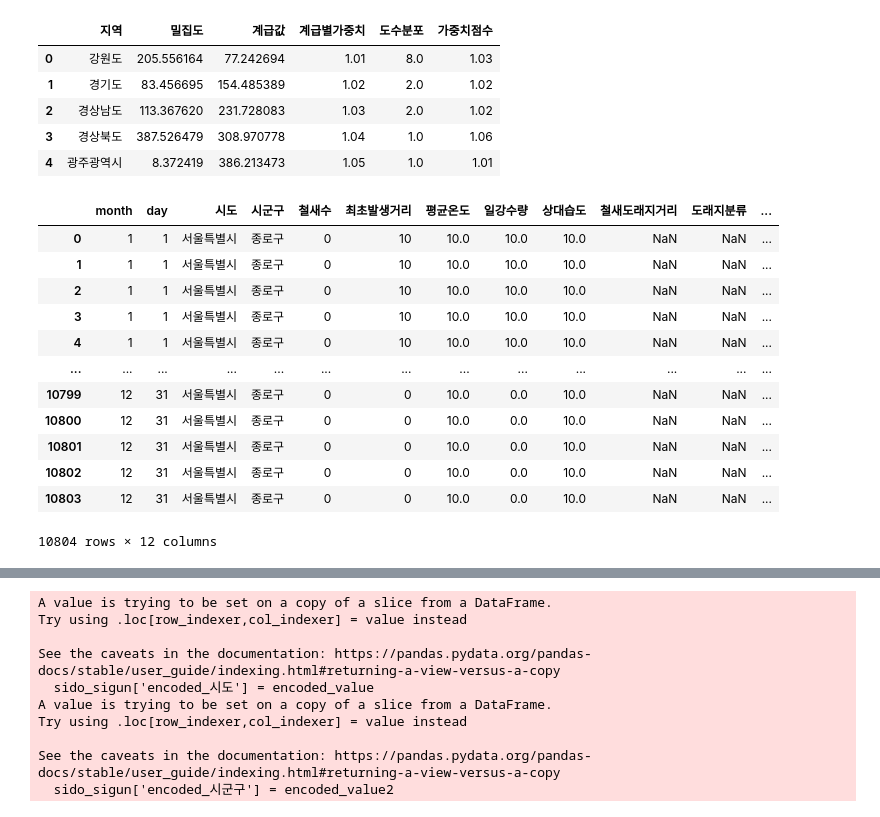
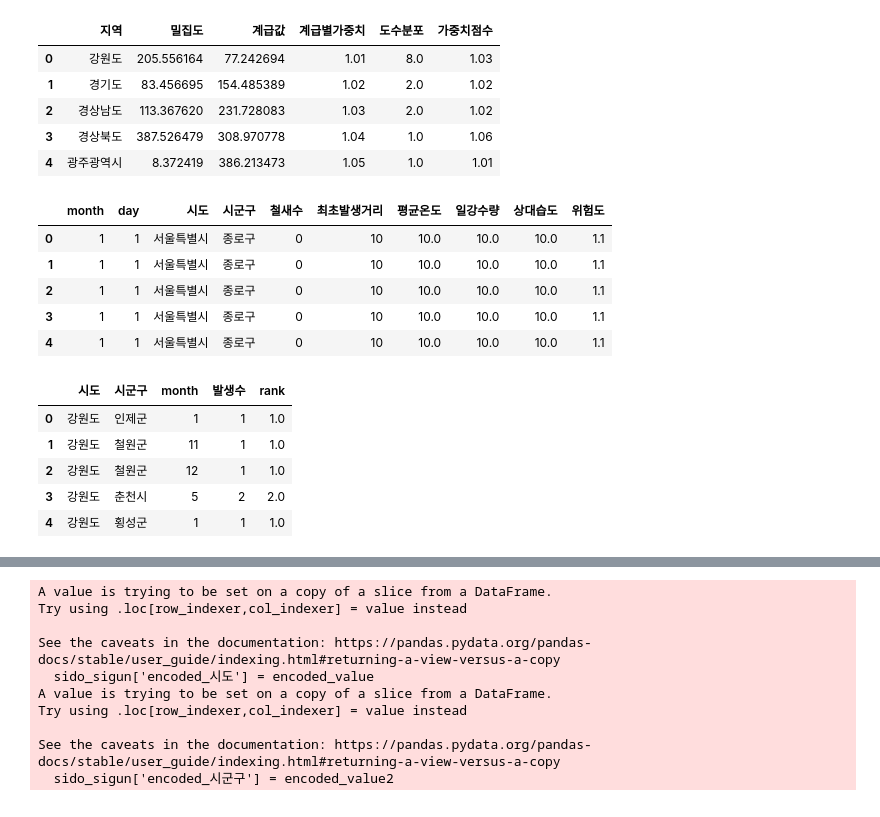
Before and after one commit to jiwoo-coding/aiai, a Jupyter notebook: Data collection/Train_data_set.ipynb, the cells around one changed output, grey strips where cells are left out. Saved outputs shown, nothing was run; the diff lists cells and outputs as text; code cells hidden in the pictures.

```diff
--- a/Data collection/Train_data_set.ipynb
+++ b/Data collection/Train_data_set.ipynb
@@ -271,18 +272,11 @@ total_df=pd.read_csv("risk_data/Train_data_set(risk_x).csv", encoding='utf-8-sig
 # %%
 total_index_df=pd.read_csv("risk_data/Train_risk_data_set(risk_x).csv", encoding='utf-8-sig')
 # %%
-total_index_df.query("시군구=='종로구'").reset_index(drop=True)
+total_index_df.query("시군구=='종로구'").reset_index(drop=True).head()
 # %% [output]
-|  | month | day | 시도 | 시군구 | 철새수 | 최초발생거리 | 평균온도 | 일강수량 | 상대습도 | 철새도래지거리 | 도래지분류 | ... |
-| 0 | 1 | 1 | 서울특별시 | 종로구 | 0 | 10 | 10.0 | 10.0 | 10.0 | NaN | NaN | ... |
-| 1 | 1 | 1 | 서울특별시 | 종로구 | 0 | 10 | 10.0 | 10.0 | 10.0 | NaN | NaN | ... |
-| 2 | 1 | 1 | 서울특별시 | 종로구 | 0 | 10 | 10.0 | 10.0 | 10.0 | NaN | NaN | ... |
-| 3 | 1 | 1 | 서울특별시 | 종로구 | 0 | 10 | 10.0 | 10.0 | 10.0 | NaN | NaN | ... |
-| 4 | 1 | 1 | 서울특별시 | 종로구 | 0 | 10 | 10.0 | 10.0 | 10.0 | NaN | NaN | ... |
-| ... | ... | ... | ... | ... | ... | ... | ... | ... | ... | ... | ... | ... |
-| 10799 | 12 | 31 | 서울특별시 | 종로구 | 0 | 0 | 10.0 | 0.0 | 10.0 | NaN | NaN | ... |
-| 10800 | 12 | 31 | 서울특별시 | 종로구 | 0 | 0 | 10.0 | 0.0 | 10.0 | NaN | NaN | ... |
-| 10801 | 12 | 31 | 서울특별시 | 종로구 | 0 | 0 | 10.0 | 0.0 | 10.0 | NaN | NaN | ... |
-| 10802 | 12 | 31 | 서울특별시 | 종로구 | 0 | 0 | 10.0 | 0.0 | 10.0 | NaN | NaN | ... |
-| 10803 | 12 | 31 | 서울특별시 | 종로구 | 0 | 0 | 10.0 | 0.0 | 10.0 | NaN | NaN | ... |
+|  | month | day | 시도 | 시군구 | 철새수 | 최초발생거리 | 평균온도 | 일강수량 | 상대습도 | 위험도 |
+| 0 | 1 | 1 | 서울특별시 | 종로구 | 0 | 10 | 10.0 | 10.0 | 10.0 | 1.1 |
+| 1 | 1 | 1 | 서울특별시 | 종로구 | 0 | 10 | 10.0 | 10.0 | 10.0 | 1.1 |
+| 2 | 1 | 1 | 서울특별시 | 종로구 | 0 | 10 | 10.0 | 10.0 | 10.0 | 1.1 |
+| 3 | 1 | 1 | 서울특별시 | 종로구 | 0 | 10 | 10.0 | 10.0 | 10.0 | 1.1 |
+| 4 | 1 | 1 | 서울특별시 | 종로구 | 0 | 10 | 10.0 | 10.0 | 10.0 | 1.1 |
-10804 rows × 12 columns
@@ -288,0 +286,9 @@ total_index_df.query("시군구=='종로구'").reset_index(drop=True)
+# %%
+period.head()
+# %% [output]
+|  | 시도 | 시군구 | month | 발생수 | rank |
+| 0 | 강원도 | 인제군 | 1 | 1 | 1.0 |
+| 1 | 강원도 | 철원군 | 11 | 1 | 1.0 |
+| 2 | 강원도 | 철원군 | 12 | 1 | 1.0 |
+| 3 | 강원도 | 춘천시 | 5 | 2 | 2.0 |
+| 4 | 강원도 | 횡성군 | 1 | 1 | 1.0 |
```
Also changed, not shown: parts of 23 cells of this notebook.
